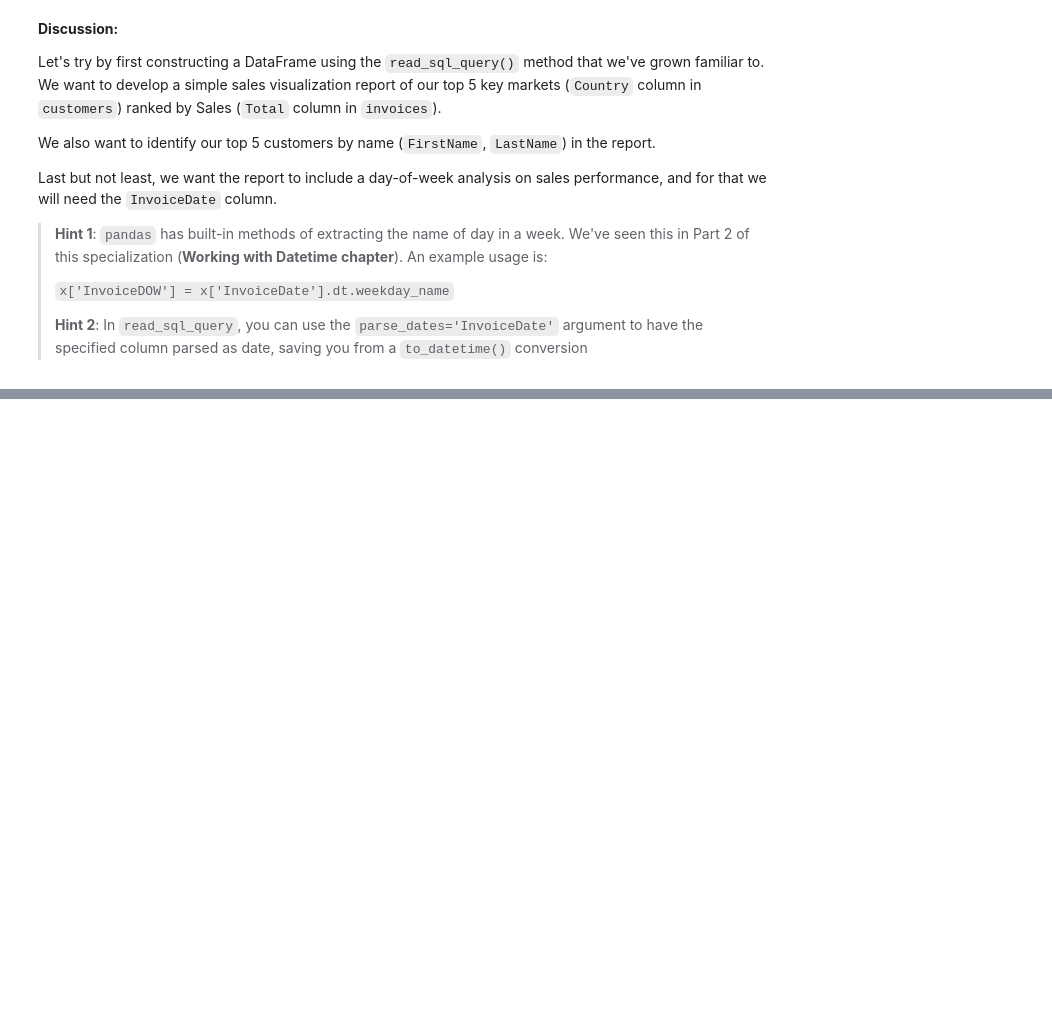
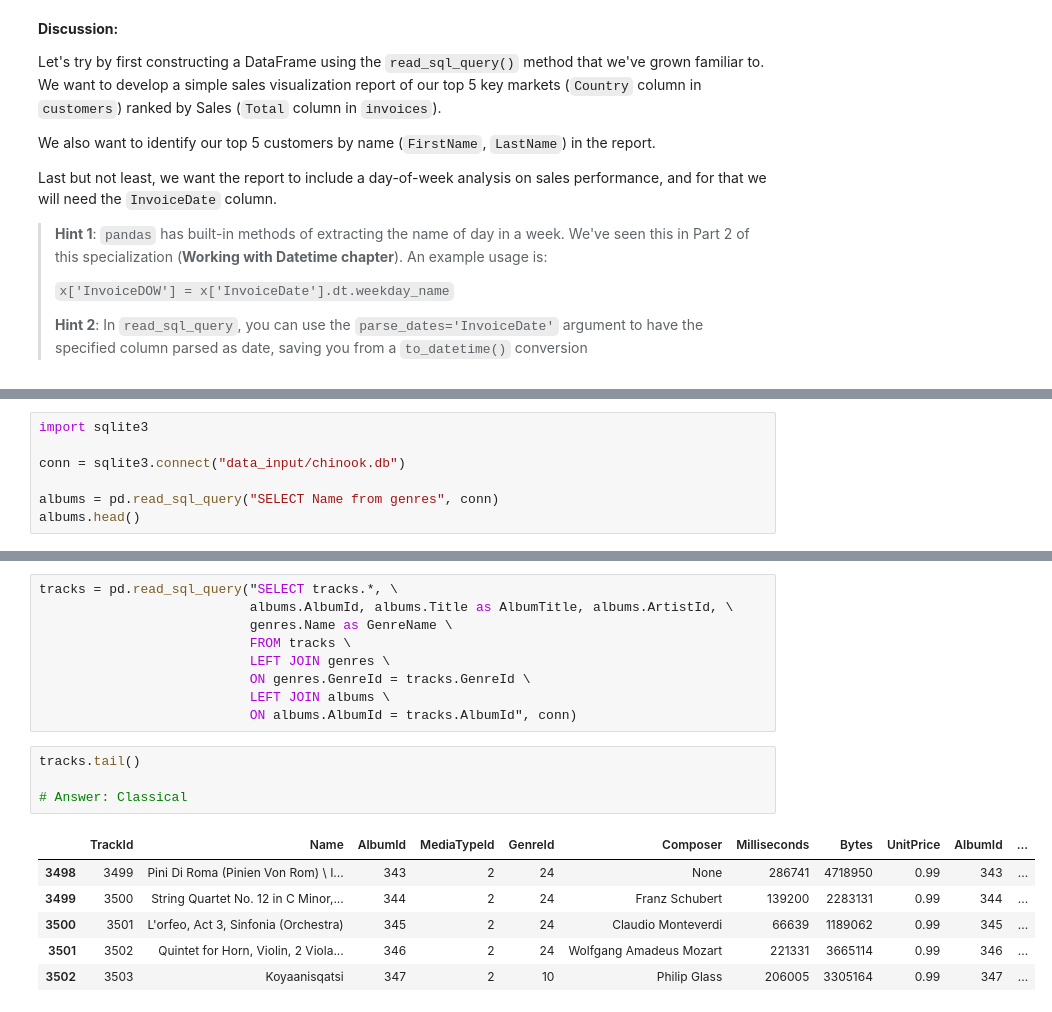
Before and after one commit to onlyphantom/tokopedia-fundamentals, a Jupyter notebook: 2_PythonDW/Python_for_DataWrangling.ipynb, the cells around one changed output, grey strips where cells are left out. Drawn from its saved outputs; the diff is of its cells as text; blank space fills up the shorter version.

```diff
--- a/2_PythonDW/Python_for_DataWrangling.ipynb
+++ b/2_PythonDW/Python_for_DataWrangling.ipynb
@@ -1707,0 +1486,7 @@ invo_topcountry.shape # same as answer for question (3)
+# %%
+import sqlite3
+
+conn = sqlite3.connect("data_input/chinook.db")
+
+albums = pd.read_sql_query("SELECT Name from genres", conn)
+albums.head()
@@ -1707,0 +1500,20 @@ invo_topcountry.shape # same as answer for question (3)
+# %%
+tracks = pd.read_sql_query("SELECT tracks.*, \
+                           albums.AlbumId, albums.Title as AlbumTitle, albums.ArtistId, \
+                           genres.Name as GenreName \
+                           FROM tracks \
+                           LEFT JOIN genres \
+                           ON genres.GenreId = tracks.GenreId \
+                           LEFT JOIN albums \
+                           ON albums.AlbumId = tracks.AlbumId", conn)
+# %%
+tracks.tail()
+
+# Answer: Classical
+# %% [output]
+|  | TrackId | Name | AlbumId | MediaTypeId | GenreId | Composer | Milliseconds | Bytes | UnitPrice | AlbumId | ... |
+| 3498 | 3499 | Pini Di Roma (Pinien Von Rom) \ I... | 343 | 2 | 24 | None | 286741 | 4718950 | 0.99 | 343 | ... |
+| 3499 | 3500 | String Quartet No. 12 in C Minor,... | 344 | 2 | 24 | Franz Schubert | 139200 | 2283131 | 0.99 | 344 | ... |
+| 3500 | 3501 | L'orfeo, Act 3, Sinfonia (Orchestra) | 345 | 2 | 24 | Claudio Monteverdi | 66639 | 1189062 | 0.99 | 345 | ... |
+| 3501 | 3502 | Quintet for Horn, Violin, 2 Viola... | 346 | 2 | 24 | Wolfgang Amadeus Mozart | 221331 | 3665114 | 0.99 | 346 | ... |
+| 3502 | 3503 | Koyaanisqatsi | 347 | 2 | 10 | Philip Glass | 206005 | 3305164 | 0.99 | 347 | ... |
```
Also changed, not shown: parts of 145 cells of this notebook, 1 other file.
